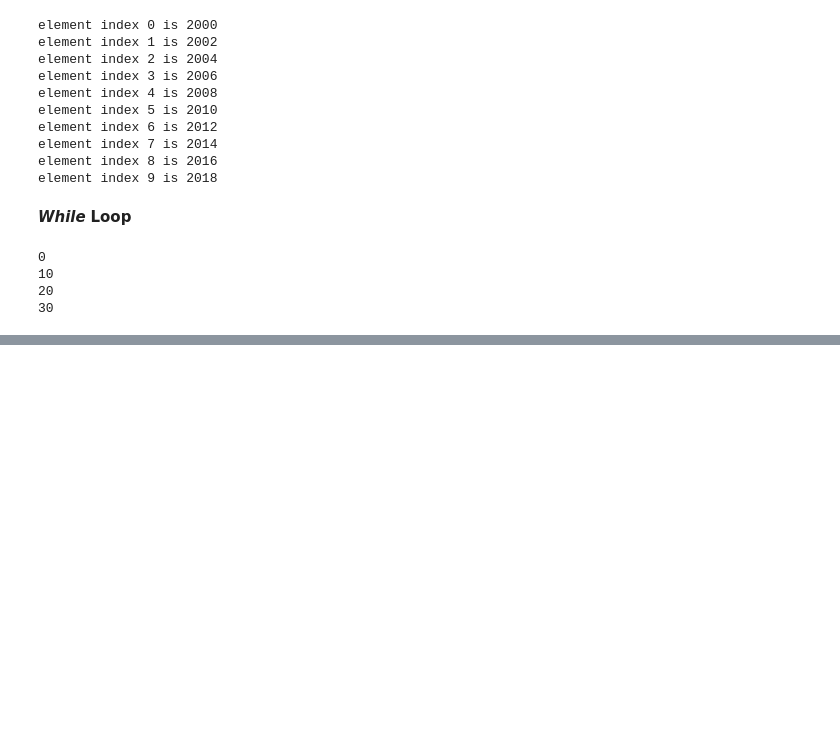
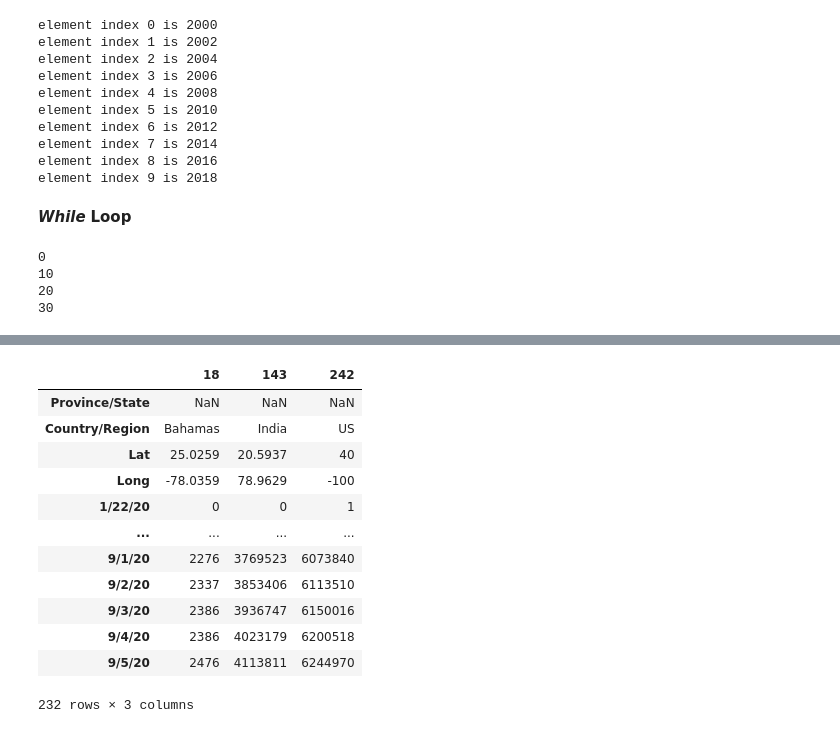
Before and after one commit to alekyapopuri96/DataVizFall2020_Colab, a Jupyter notebook: Python_Basics_lec02.ipynb, the cells around one changed output, grey strips where cells are left out. Saved outputs shown, nothing was run; the diff lists cells and outputs as text; code cells hidden in the pictures; blank space fills up the shorter version.

```diff
--- a/Python_Basics_lec02.ipynb
+++ b/Python_Basics_lec02.ipynb
@@ -137,0 +222,5 @@ while(element<30):
+# %%
+## listing countries
+df_covid = df_covid_confirmed
+Countries = df_covid['Country/Region'].unique()
+Countries
@@ -137,0 +245,5 @@ while(element<30):
+# %%
+## data specific to countries-india, bahamas and us
+
+df_covid_c = df_covid[df_covid['Country/Region'].isin(['India','US','Bahamas'])].copy()
+df_covid_c.head(20)
@@ -137,0 +256,18 @@ while(element<30):
+# %%
+## filtering with province isNaN
+df_covid_c = df_covid_c[df_covid_c['Province/State'].isnull()]
+df_covid_c.T
+# %% [output]
+|  | 18 | 143 | 242 |
+| Province/State | NaN | NaN | NaN |
+| Country/Region | Bahamas | India | US |
+| Lat | 25.0259 | 20.5937 | 40 |
+| Long | -78.0359 | 78.9629 | -100 |
+| 1/22/20 | 0 | 0 | 1 |
+| ... | ... | ... | ... |
+| 9/1/20 | 2276 | 3769523 | 6073840 |
+| 9/2/20 | 2337 | 3853406 | 6113510 |
+| 9/3/20 | 2386 | 3936747 | 6150016 |
+| 9/4/20 | 2386 | 4023179 | 6200518 |
+| 9/5/20 | 2476 | 4113811 | 6244970 |
+232 rows × 3 columns
```
Also changed, not shown: parts of 12 cells of this notebook.
